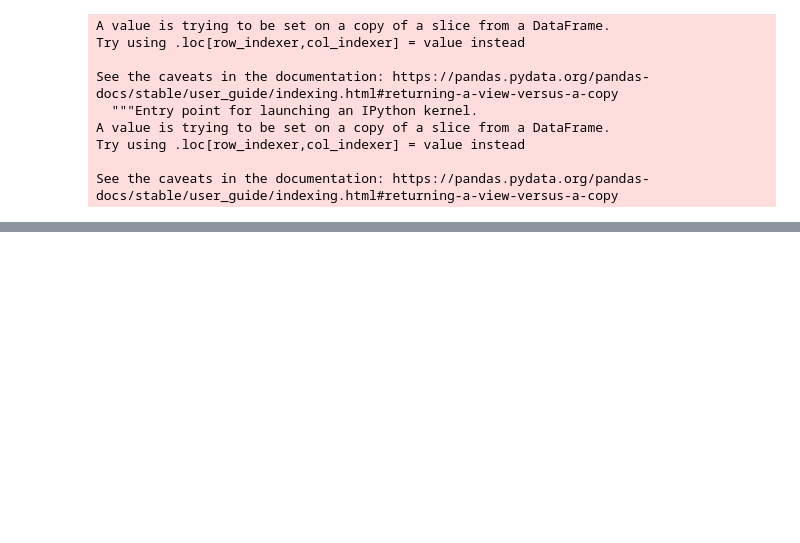
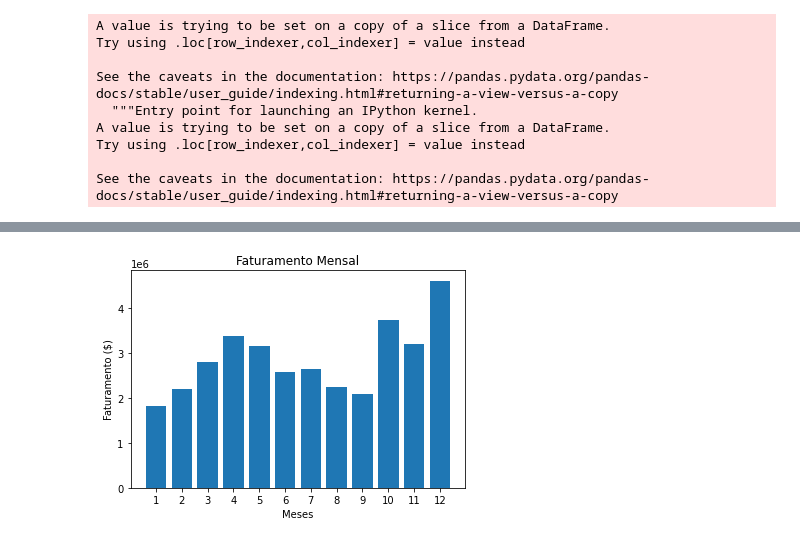
Before and after one commit to vinigm/Portfolio, a Jupyter notebook: 3_SalesAnalysis.ipynb, the cells around one changed output, grey strips where cells are left out. Cells and saved outputs as stored; diff of their text form; code cells hidden in the pictures; blank space fills up the shorter version.

```diff
--- a/3_SalesAnalysis.ipynb
+++ b/3_SalesAnalysis.ipynb
@@ -243,0 +240,3 @@ df3.head()
+# %%
+monthly_sales = df3.groupby('month').sum()
+print(monthly_sales)
@@ -243,0 +258,10 @@ df3.head()
+# %%
+months = range(1,13)
+plt.bar(months, monthly_sales['order_sale'])
+plt.title('Faturamento Mensal')
+plt.xticks(months)
+plt.xlabel('Meses')
+plt.ylabel('Faturamento ($)')
+plt.show()
+# %% [output]
+[figure, added]
```
Also changed, not shown: parts of 24 cells of this notebook.
